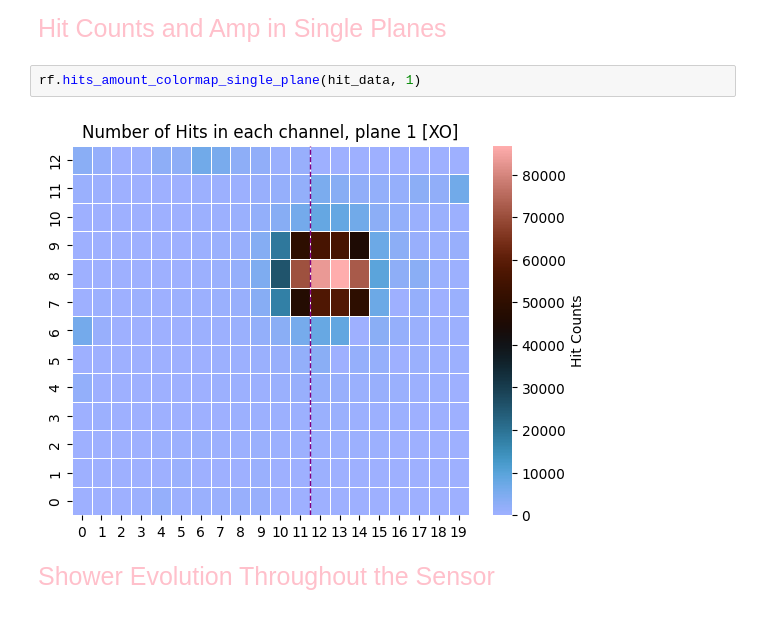
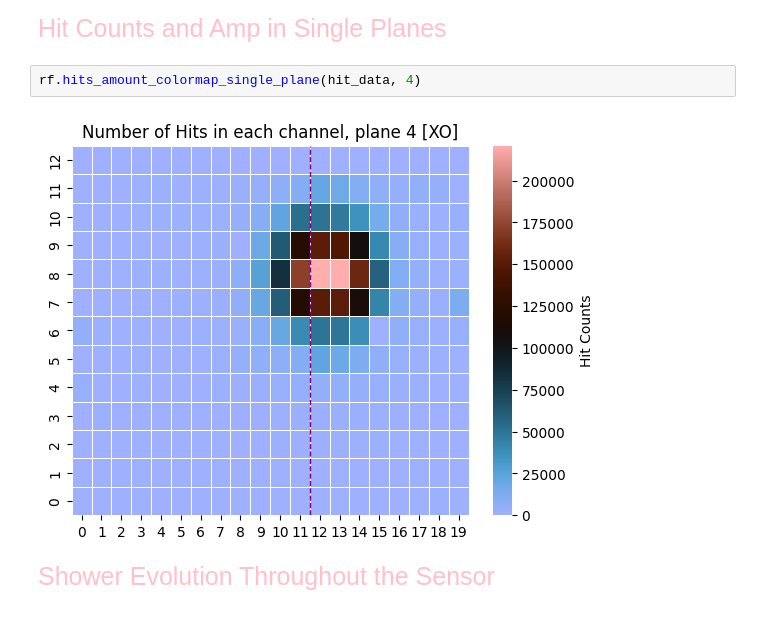
Before and after one commit to Ben-David-Ben/F-Cal-TB-Project, a Jupyter notebook: TB2025_Gap_1080_Reco.ipynb, the cells around one changed output. Saved outputs shown, nothing was run; the diff lists cells and outputs as text.

```diff
--- a/TB2025_Gap_1080_Reco.ipynb
+++ b/TB2025_Gap_1080_Reco.ipynb
@@ -29,9 +29,9 @@ hit_data = rf.get_ROOT_data_zip_RECO(run_number)
 
 Hit Counts and Amp in Single Planes
 # %%
-rf.hits_amount_colormap_single_plane(hit_data, 1)
+rf.hits_amount_colormap_single_plane(hit_data, 4)
 # %% [output]
-[figure, old version]
+[figure, new version]
 # %% [markdown]
 <span style="font-family: arial; font-size:25px; color:pink">
 
```
Also changed, not shown: 3 other files.
